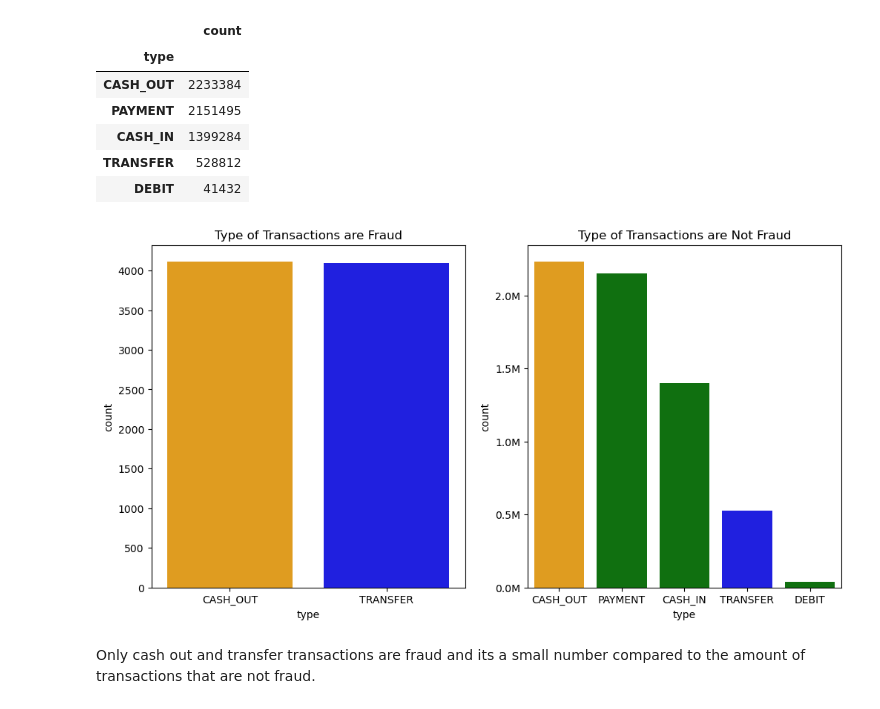
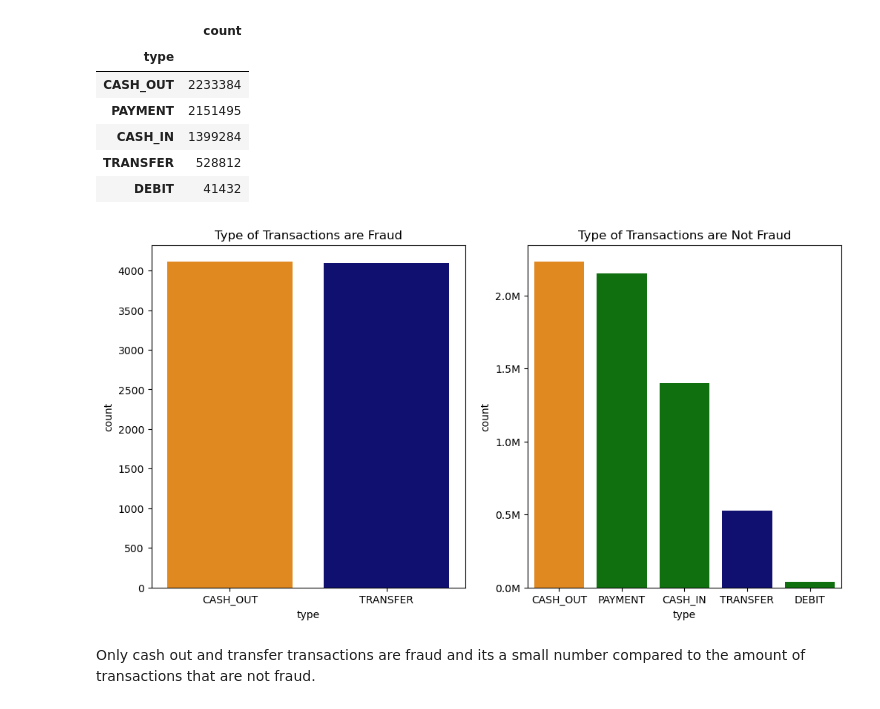
Before and after one commit to khadazhaia/financial-fraud-analysis, a Jupyter notebook: code/01eda.ipynb, the cells around one changed output. Saved outputs shown, nothing was run; the diff lists cells and outputs as text; code cells hidden in the pictures.

```diff
--- a/code/01eda.ipynb
+++ b/code/01eda.ipynb
@@ -233,30 +234,30 @@ type_notfraud
 # %%
 # Define custom colors
 custom_palette = {
-    "CASH_OUT": "orange",
-    "TRANSFER": "blue",
+    "CASH_OUT": "darkorange",
+    "TRANSFER": "navy",
     "PAYMENT": "green",
     "CASH_IN": "green",
     "DEBIT": "green",
 }
 plt.figure(figsize=(12, 6))
 
 # Type of Transactions that are Fraud
 plt.subplot(1, 2, 1)
 sns.barplot(data=type_fraud, x="type", y="count", hue="type", palette=custom_palette)
 plt.title("Type of Transactions are Fraud")
 
 # Type of Transactions that are not Fraud
 plt.subplot(1, 2, 2)
 sns.barplot(data=type_notfraud, x="type", y="count", hue="type", palette=custom_palette)
 plt.title("Type of Transactions are Not Fraud")
 
 formatter = FuncFormatter(lambda x, pos: f"{x / 1e6:.1f}M")
 plt.gca().yaxis.set_major_formatter(formatter)
 
 plt.show()
 # %% [output]
-[figure, old version]
+[figure, new version]
 # %% [markdown]
 Only cash out and transfer transactions are fraud and its a small number compared to the amount of transactions that are not fraud.
 # %% [markdown]
```
Also changed, not shown: parts of 2 cells of this notebook, 3 other files.
